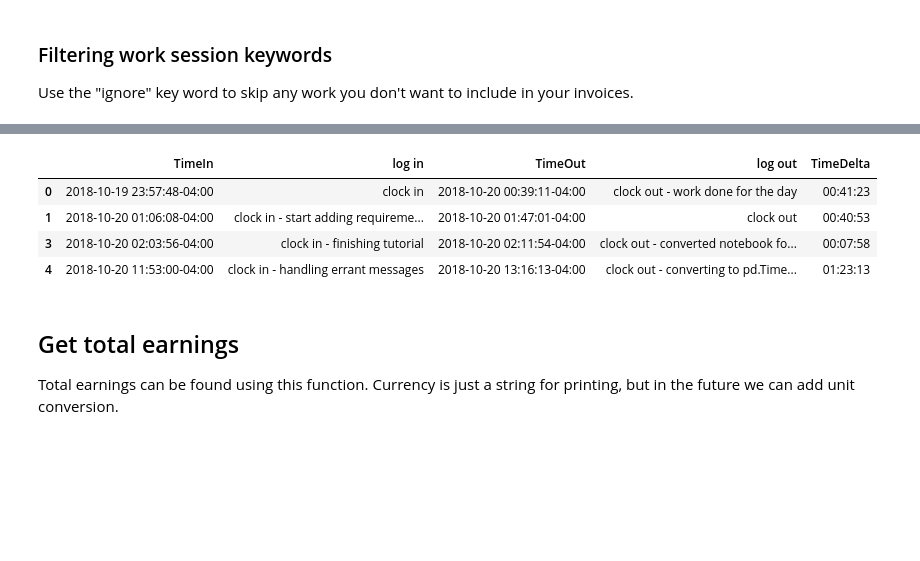
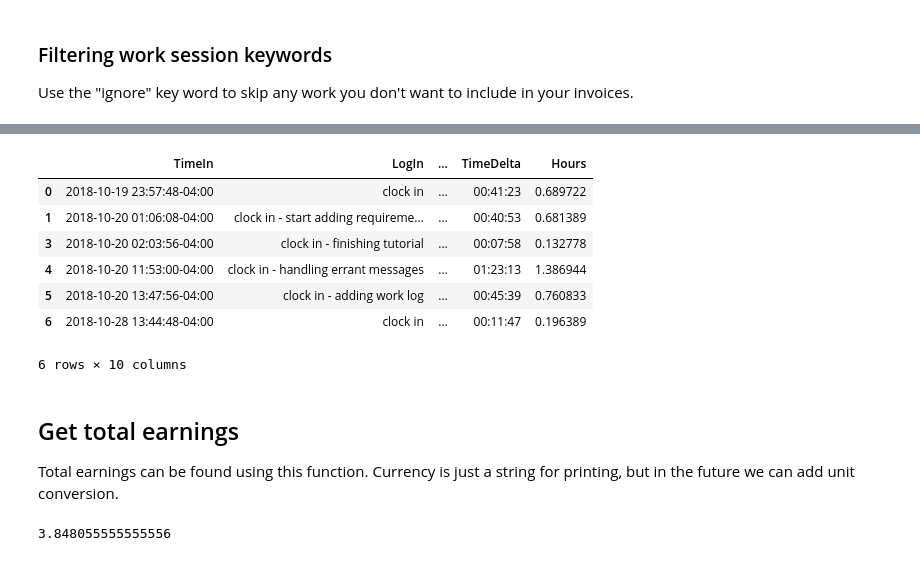
Before and after one commit to asherp/hourly, a Jupyter notebook: docs/README.ipynb, the cells around one changed output, grey strips where cells are left out. Saved outputs shown, nothing was run; the diff lists cells and outputs as text; code cells hidden in the pictures; blank space fills up the shorter version.

````diff
--- a/docs/README.ipynb
+++ b/docs/README.ipynb
@@ -12,6 +10,6 @@ from hourly import hourly
 # %% [markdown]
 ```get_work_commits``` gathers all commits into a pandas array
 # %%
-work = hourly.get_work_commits('..')
+work, repo = get_work_commits('..')
 work.head()
 # %% [output]
@@ -45,0 +46,3 @@ Timestamp('2018-10-19 23:57:48-0400', tz='US/Eastern')
+# %%
+start_date, end_date = work.index[[0, 25]]
+start_date, end_date
@@ -78,0 +96,6 @@ pay period: 2018-10-19 23:57:48-04:00 -> 2018-10-20 13:16:13-04:00
+# %%
+clocks = get_clocks(work,
+                    start_date = start_date,
+                    end_date = end_date,
+                    errant_clocks = ['d9ec537b36475b565df6b28d0cab6edc3a89f2da'],
+                   )
@@ -81,9 +120,6 @@ pay period: 2018-10-19 23:57:48-04:00 -> 2018-10-20 13:16:13-04:00
 
 Use the "ignore" key word to skip any work you don't want to include in your invoices.
 # %%
-labor = hourly.get_labor(work,
-            ignore = 'pro bono',
-            end_date = '2018-10-20 13:16:13-04:00',
-            errant_clocks = ['d9ec537b36475b565df6b28d0cab6edc3a89f2da'])
+labor = get_labor(clocks, ignore = 'pro bono')
 labor
 # %% [output]
@@ -91,9 +127,12 @@ pay period: 2018-10-19 23:57:48-04:00 -> 2018-10-20 13:16:13-04:00
 ignoring pro bono
-|  | TimeIn | log in | TimeOut | log out | TimeDelta |
-| 0 | 2018-10-19 23:57:48-04:00 | clock in | 2018-10-20 00:39:11-04:00 | clock out - work done for the day | 00:41:23 |
-| 1 | 2018-10-20 01:06:08-04:00 | clock in - start adding requireme... | 2018-10-20 01:47:01-04:00 | clock out | 00:40:53 |
-| 3 | 2018-10-20 02:03:56-04:00 | clock in - finishing tutorial | 2018-10-20 02:11:54-04:00 | clock out - converted notebook fo... | 00:07:58 |
-| 4 | 2018-10-20 11:53:00-04:00 | clock in - handling errant messages | 2018-10-20 13:16:13-04:00 | clock out - converting to pd.Time... | 01:23:13 |
+|  | TimeIn | LogIn | ... | TimeDelta | Hours |
+| 0 | 2018-10-19 23:57:48-04:00 | clock in | ... | 00:41:23 | 0.689722 |
+| 1 | 2018-10-20 01:06:08-04:00 | clock in - start adding requireme... | ... | 00:40:53 | 0.681389 |
+| 3 | 2018-10-20 02:03:56-04:00 | clock in - finishing tutorial | ... | 00:07:58 | 0.132778 |
+| 4 | 2018-10-20 11:53:00-04:00 | clock in - handling errant messages | ... | 01:23:13 | 1.386944 |
+| 5 | 2018-10-20 13:47:56-04:00 | clock in - adding work log | ... | 00:45:39 | 0.760833 |
+| 6 | 2018-10-28 13:44:48-04:00 | clock in | ... | 00:11:47 | 0.196389 |
+6 rows × 10 columns
 # %% [markdown]
 ## Get total earnings
 
@@ -101 +142,5 @@ Total earnings can be found using this function. Currency is just a string for p
+# %%
+get_hours_worked(labor)
+# %% [output]
+3.848055555555556
 # %%
````
Also changed, not shown: parts of 32 cells of this notebook, 11 other files.
